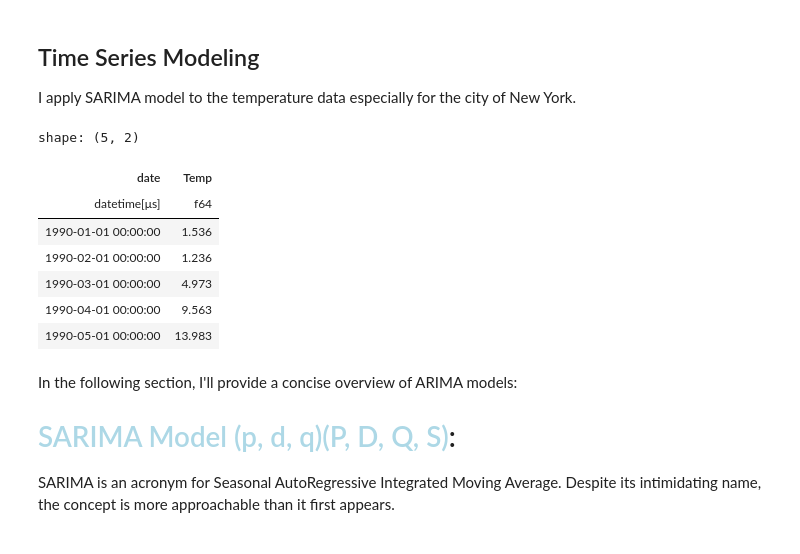
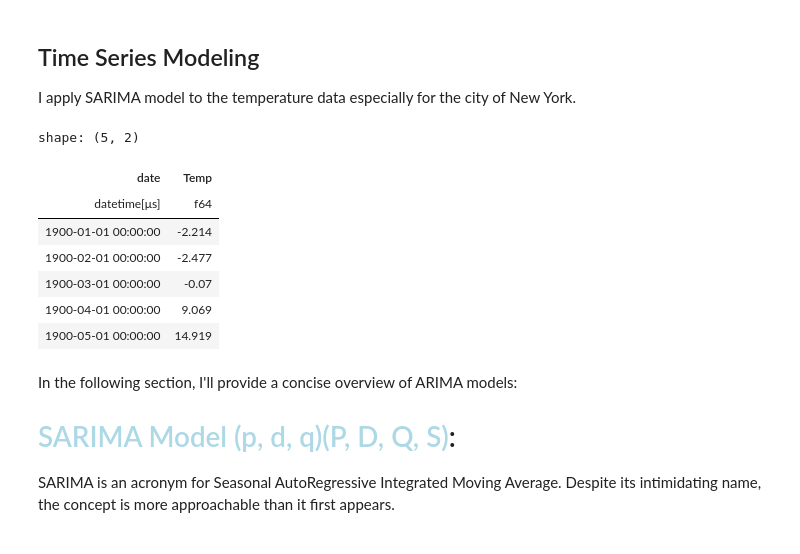
Before and after one commit to idsts2670/climate-change-analysis, a Jupyter notebook: climate_change.ipynb, the cells around one changed output. Drawn from its saved outputs; the diff is of its cells as text; code cells hidden in the pictures.

```diff
--- a/climate_change.ipynb
+++ b/climate_change.ipynb
@@ -257,30 +260,30 @@ ax2.legend()
 I apply SARIMA model to the temperature data especially for the city of New York.
 # %%
 # preprocessing for the analysis
-start_date = datetime(1990, 1, 1)
-end_date = datetime(2012, 12, 31)
+start_date = datetime(1900, 1, 1)
+end_date = datetime(2013, 1, 1)
 
 # filter the data for New York and select the date and average temperature
 # Also, filter the data for the specified date range (1990-2012)
 ny = df_city.filter((pl.col("city") == "New York")
     ).select(pl.col("date"), pl.col("avg_temp").alias("Temp")
     ).filter((pl.col("date") >= start_date) & (pl.col("date") <= end_date))
 
 # change theb data frqeuency to monthly and fill the null values with the previous value
 ny = ny.upsample(
     time_column="date", every="1mo", maintain_order=True
     ).with_columns((pl.col("Temp").backward_fill(limit=1)))
 
 ny.head()
 # %% [output]
 shape: (5, 2)
 | date | Temp |
 | datetime[μs] | f64 |
-| 1990-01-01 00:00:00 | 1.536 |
-| 1990-02-01 00:00:00 | 1.236 |
-| 1990-03-01 00:00:00 | 4.973 |
-| 1990-04-01 00:00:00 | 9.563 |
-| 1990-05-01 00:00:00 | 13.983 |
+| 1900-01-01 00:00:00 | -2.214 |
+| 1900-02-01 00:00:00 | -2.477 |
+| 1900-03-01 00:00:00 | -0.07 |
+| 1900-04-01 00:00:00 | 9.069 |
+| 1900-05-01 00:00:00 | 14.919 |
 # %% [markdown]
 In the following section, I'll provide a concise overview of ARIMA models:
 
```
Also changed, not shown: parts of 18 cells of this notebook.
